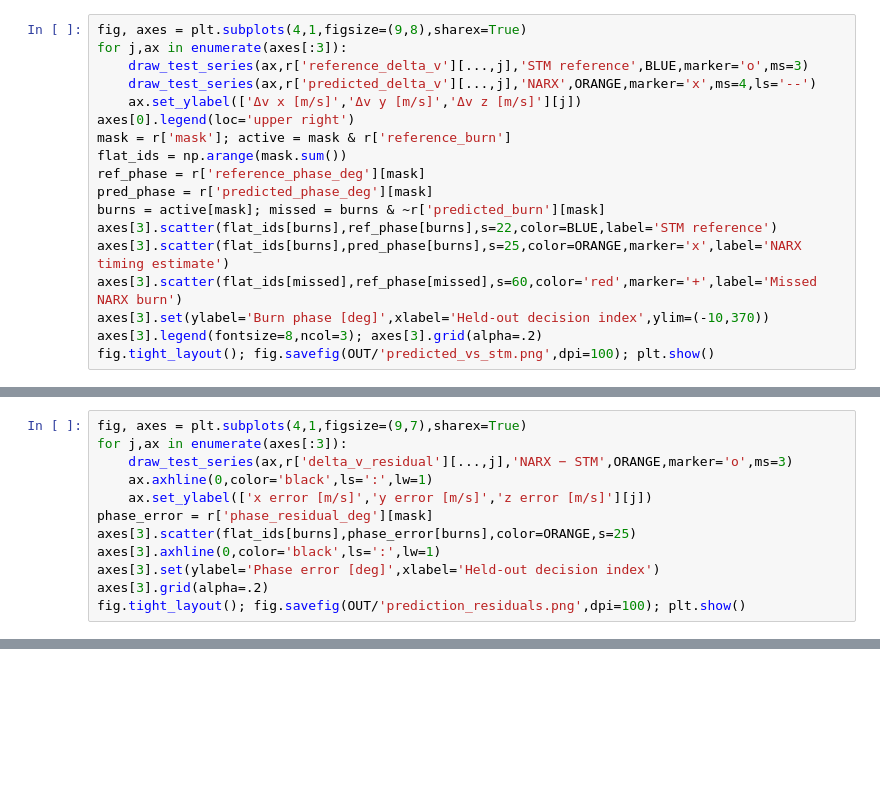
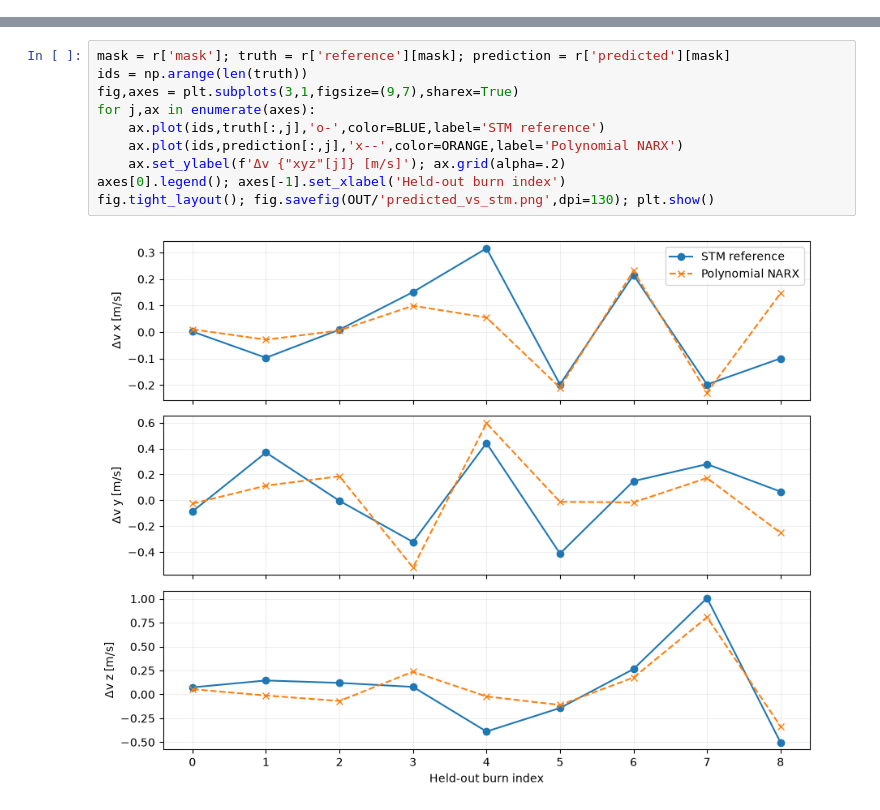
Before and after one commit to scottblender/Halo_Orbit_Tracking, a Jupyter notebook: notebooks/01_narx_results.ipynb, the cells around one changed output, grey strips where cells are left out. Saved outputs shown, nothing was run; the diff lists cells and outputs as text; blank space fills up the shorter version.

```diff
--- a/notebooks/01_narx_results.ipynb
+++ b/notebooks/01_narx_results.ipynb
@@ -63,18 +66,0 @@ The following plots use the five held-out test trajectories.
-# %%
-fig, axes = plt.subplots(4,1,figsize=(9,8),sharex=True)
-for j,ax in enumerate(axes[:3]):
-    draw_test_series(ax,r['reference_delta_v'][...,j],'STM reference',BLUE,marker='o',ms=3)
-    draw_test_series(ax,r['predicted_delta_v'][...,j],'NARX',ORANGE,marker='x',ms=4,ls='--')
-    ax.set_ylabel(['Δv x [m/s]','Δv y [m/s]','Δv z [m/s]'][j])
-axes[0].legend(loc='upper right')
-mask = r['mask']; active = mask & r['reference_burn']
-flat_ids = np.arange(mask.sum())
-ref_phase = r['reference_phase_deg'][mask]
-pred_phase = r['predicted_phase_deg'][mask]
-burns = active[mask]; missed = burns & ~r['predicted_burn'][mask]
-axes[3].scatter(flat_ids[burns],ref_phase[burns],s=22,color=BLUE,label='STM reference')
-axes[3].scatter(flat_ids[burns],pred_phase[burns],s=25,color=ORANGE,marker='x',label='NARX timing estimate')
-axes[3].scatter(flat_ids[missed],ref_phase[missed],s=60,color='red',marker='+',label='Missed NARX burn')
-axes[3].set(ylabel='Burn phase [deg]',xlabel='Held-out decision index',ylim=(-10,370))
-axes[3].legend(fontsize=8,ncol=3); axes[3].grid(alpha=.2)
-fig.tight_layout(); fig.savefig(OUT/'predicted_vs_stm.png',dpi=100); plt.show()
@@ -87,12 +66,0 @@ A **residual** is **NARX minus STM**. Zero is a correct prediction. Positive and
-# %%
-fig, axes = plt.subplots(4,1,figsize=(9,7),sharex=True)
-for j,ax in enumerate(axes[:3]):
-    draw_test_series(ax,r['delta_v_residual'][...,j],'NARX − STM',ORANGE,marker='o',ms=3)
-    ax.axhline(0,color='black',ls=':',lw=1)
-    ax.set_ylabel(['x error [m/s]','y error [m/s]','z error [m/s]'][j])
-phase_error = r['phase_residual_deg'][mask]
-axes[3].scatter(flat_ids[burns],phase_error[burns],color=ORANGE,s=25)
-axes[3].axhline(0,color='black',ls=':',lw=1)
-axes[3].set(ylabel='Phase error [deg]',xlabel='Held-out decision index')
-axes[3].grid(alpha=.2)
-fig.tight_layout(); fig.savefig(OUT/'prediction_residuals.png',dpi=100); plt.show()
@@ -108,0 +71,12 @@ The planned span is 365 days. A curve stops if departure exceeds 20,000 km or a
+# %%
+mask = r['mask']; truth = r['reference'][mask]; prediction = r['predicted'][mask]
+ids = np.arange(len(truth))
+fig,axes = plt.subplots(3,1,figsize=(9,7),sharex=True)
+for j,ax in enumerate(axes):
+    ax.plot(ids,truth[:,j],'o-',color=BLUE,label='STM reference')
+    ax.plot(ids,prediction[:,j],'x--',color=ORANGE,label='Polynomial NARX')
+    ax.set_ylabel(f'Δv {"xyz"[j]} [m/s]'); ax.grid(alpha=.2)
+axes[0].legend(); axes[-1].set_xlabel('Held-out burn index')
+fig.tight_layout(); fig.savefig(OUT/'predicted_vs_stm.png',dpi=130); plt.show()
+# %% [output]
+[figure, added]
```
Also changed, not shown: parts of 17 cells of this notebook, 21 other files.
